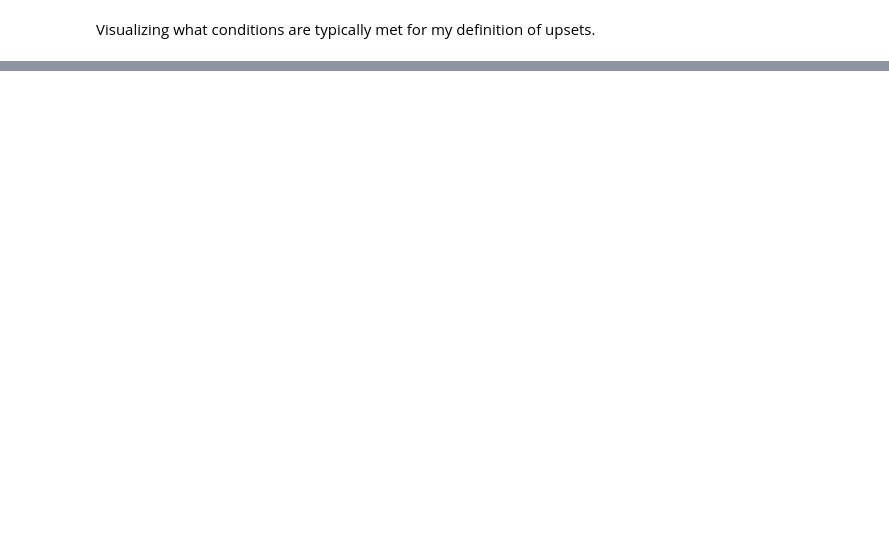
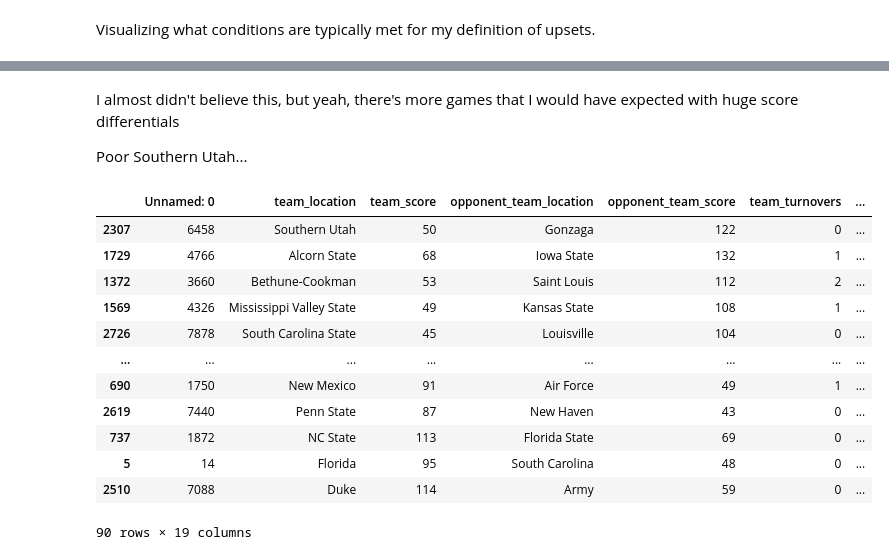
Before and after one commit to AnthonyGallante/KingfisherCourt, a Jupyter notebook: test.ipynb, the cells around one changed output, grey strips where cells are left out. Cells and saved outputs as stored; diff of their text form; code cells hidden in the pictures; blank space fills up the shorter version.

```diff
--- a/test.ipynb
+++ b/test.ipynb
@@ -149,0 +183,20 @@ plt.show()
+# %% [markdown]
+I almost didn't believe this, but yeah, there's more games that I would have expected with huge score differentials
+
+Poor Southern Utah...
+# %%
+test_df[(test_df['score_delta'] > 40) | (test_df['score_delta'] < -40)].sort_values(by='score_delta')
+# %% [output]
+|  | Unnamed: 0 | team_location | team_score | opponent_team_location | opponent_team_score | team_turnovers | ... |
+| 2307 | 6458 | Southern Utah | 50 | Gonzaga | 122 | 0 | ... |
+| 1729 | 4766 | Alcorn State | 68 | Iowa State | 132 | 1 | ... |
+| 1372 | 3660 | Bethune-Cookman | 53 | Saint Louis | 112 | 2 | ... |
+| 1569 | 4326 | Mississippi Valley State | 49 | Kansas State | 108 | 1 | ... |
+| 2726 | 7878 | South Carolina State | 45 | Louisville | 104 | 0 | ... |
+| ... | ... | ... | ... | ... | ... | ... | ... |
+| 690 | 1750 | New Mexico | 91 | Air Force | 49 | 1 | ... |
+| 2619 | 7440 | Penn State | 87 | New Haven | 43 | 0 | ... |
+| 737 | 1872 | NC State | 113 | Florida State | 69 | 0 | ... |
+| 5 | 14 | Florida | 95 | South Carolina | 48 | 0 | ... |
+| 2510 | 7088 | Duke | 114 | Army | 59 | 0 | ... |
+90 rows × 19 columns
```
Also changed, not shown: parts of 13 cells of this notebook, 10 other files.
